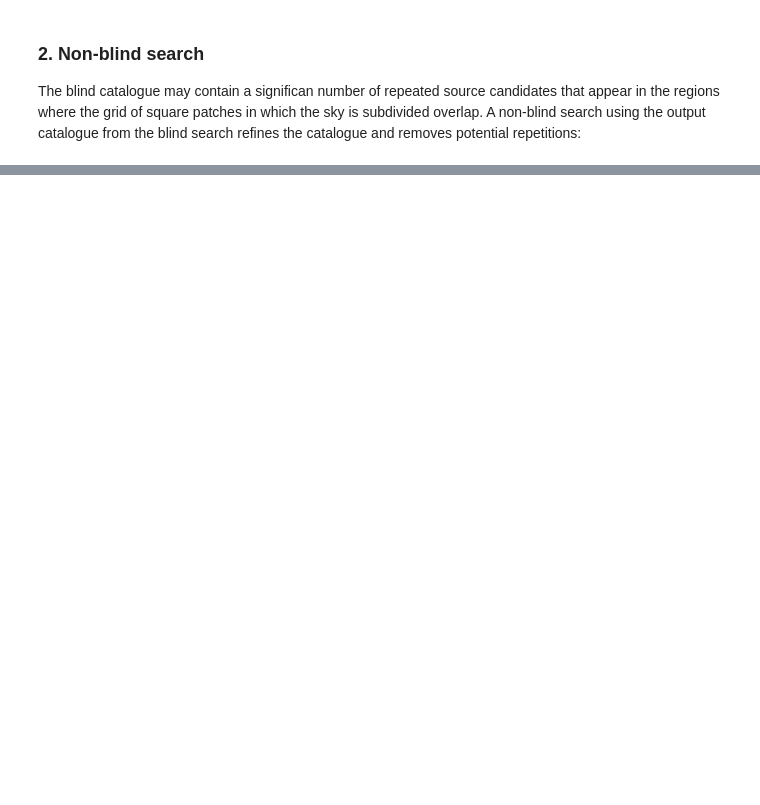
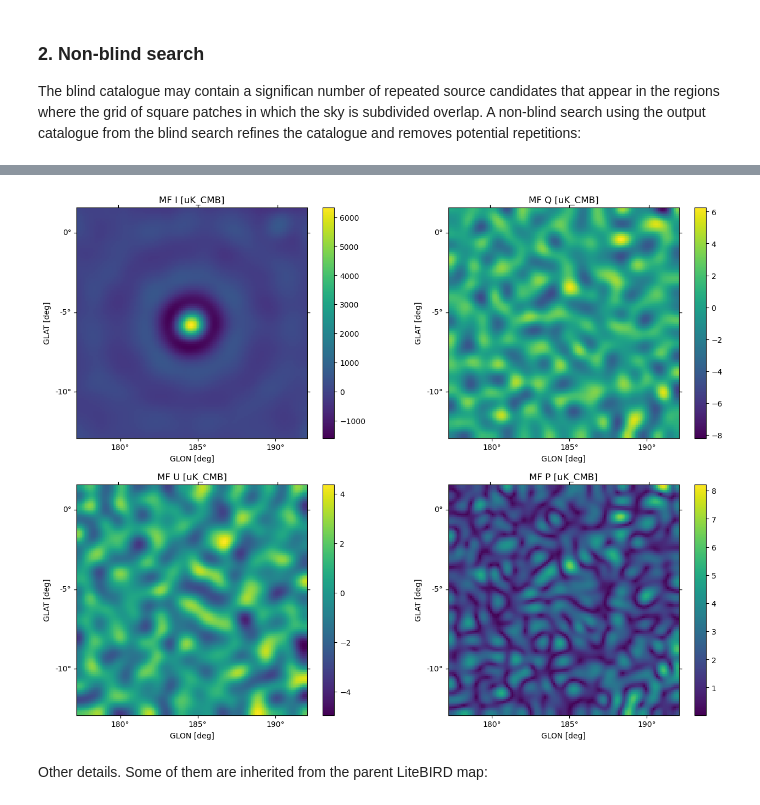
Before and after one commit to HerranzD/IFCAPOL, a Jupyter notebook: IFCAPOL_catalogues_example.ipynb, the cells around one changed output, grey strips where cells are left out. Saved outputs shown, nothing was run; the diff lists cells and outputs as text; code cells hidden in the pictures; blank space fills up the shorter version.

```diff
--- a/IFCAPOL_catalogues_example.ipynb
+++ b/IFCAPOL_catalogues_example.ipynb
@@ -105,0 +169,7 @@ nonblind_cat = non_blind_survey(map40,cat_filename,clean_mode='after')
+# %%
+%matplotlib inline
+crab.mfdraw()          # this plots the matched-filtered patch around the source we are interested
+# %% [output]
+[figure, added]
+# %% [markdown]
+Other details. Some of them are inherited from the parent LiteBIRD map:
```
Also changed, not shown: parts of 14 cells of this notebook.
